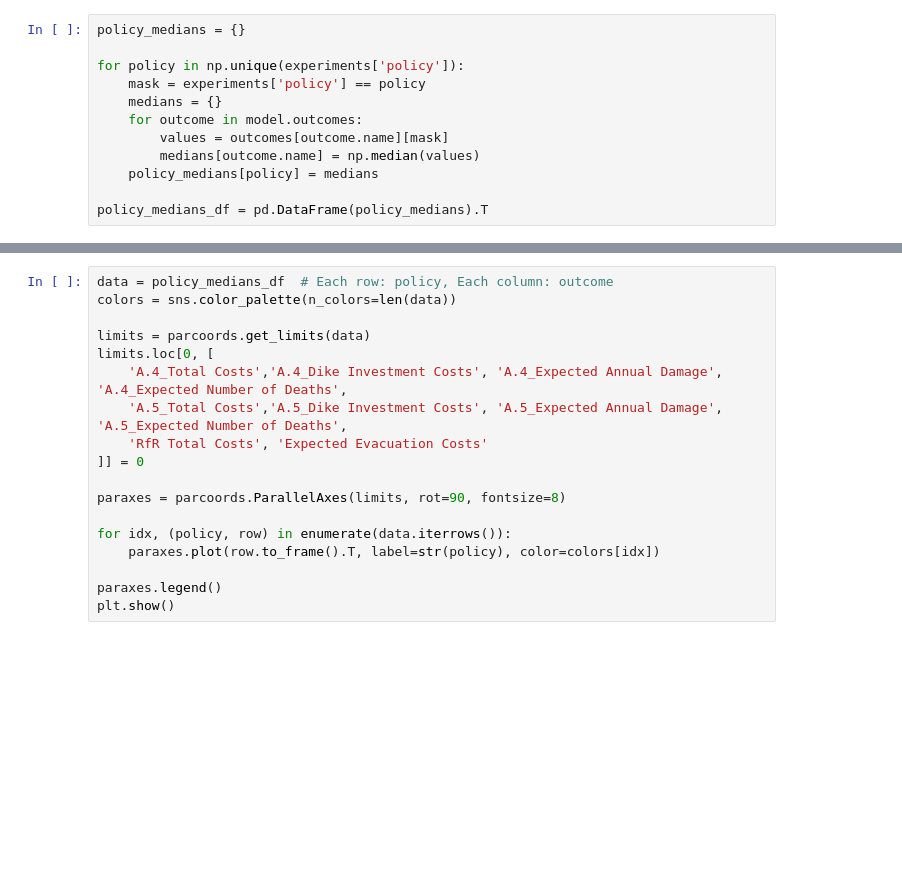
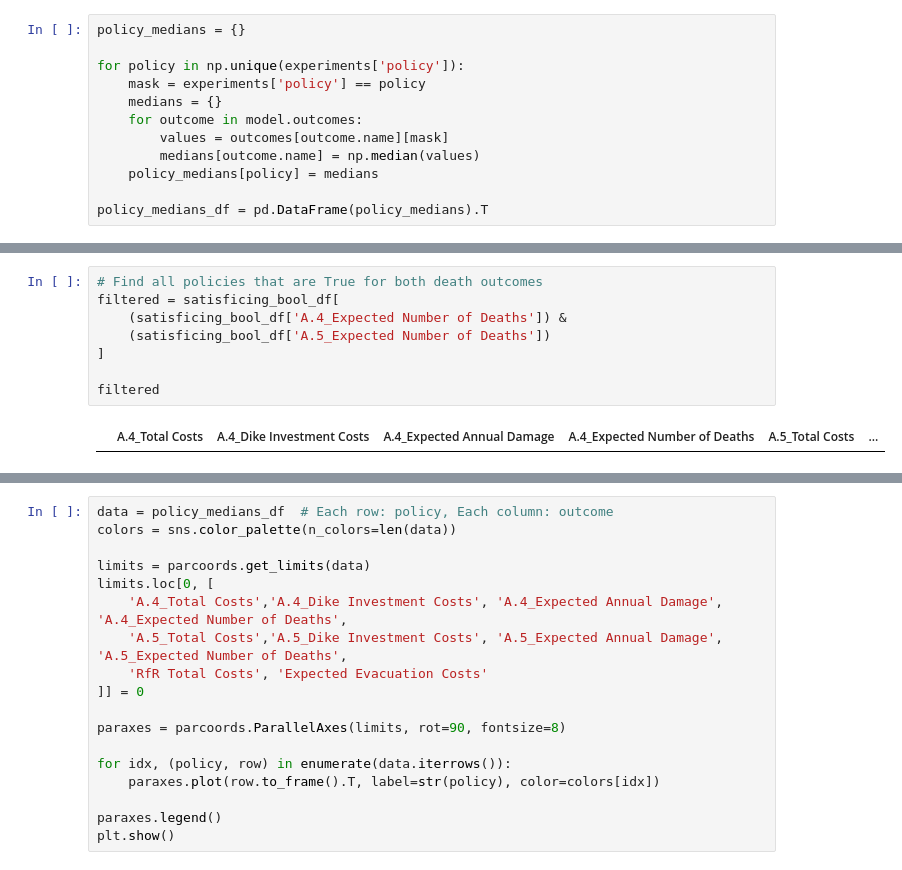
Before and after one commit to movephutthaphaiboon/epa141a-flood-policy-optimization-overijssel, a Jupyter notebook: final assignment/0_Robustness.ipynb, the cells around one changed output, grey strips where cells are left out. Cells and saved outputs as stored; diff of their text form; blank space fills up the shorter version.

```diff
--- a/final assignment/0_Robustness.ipynb
+++ b/final assignment/0_Robustness.ipynb
@@ -337,0 +359,10 @@ satisficing_bool_df
+# %%
+# Find all policies that are True for both death outcomes
+filtered = satisficing_bool_df[
+    (satisficing_bool_df['A.4_Expected Number of Deaths']) &
+    (satisficing_bool_df['A.5_Expected Number of Deaths'])
+]
+
+filtered
+# %% [output]
+|  | A.4_Total Costs | A.4_Dike Investment Costs | A.4_Expected Annual Damage | A.4_Expected Number of Deaths | A.5_Total Costs | ... |
```
Also changed, not shown: parts of 3 cells of this notebook.
